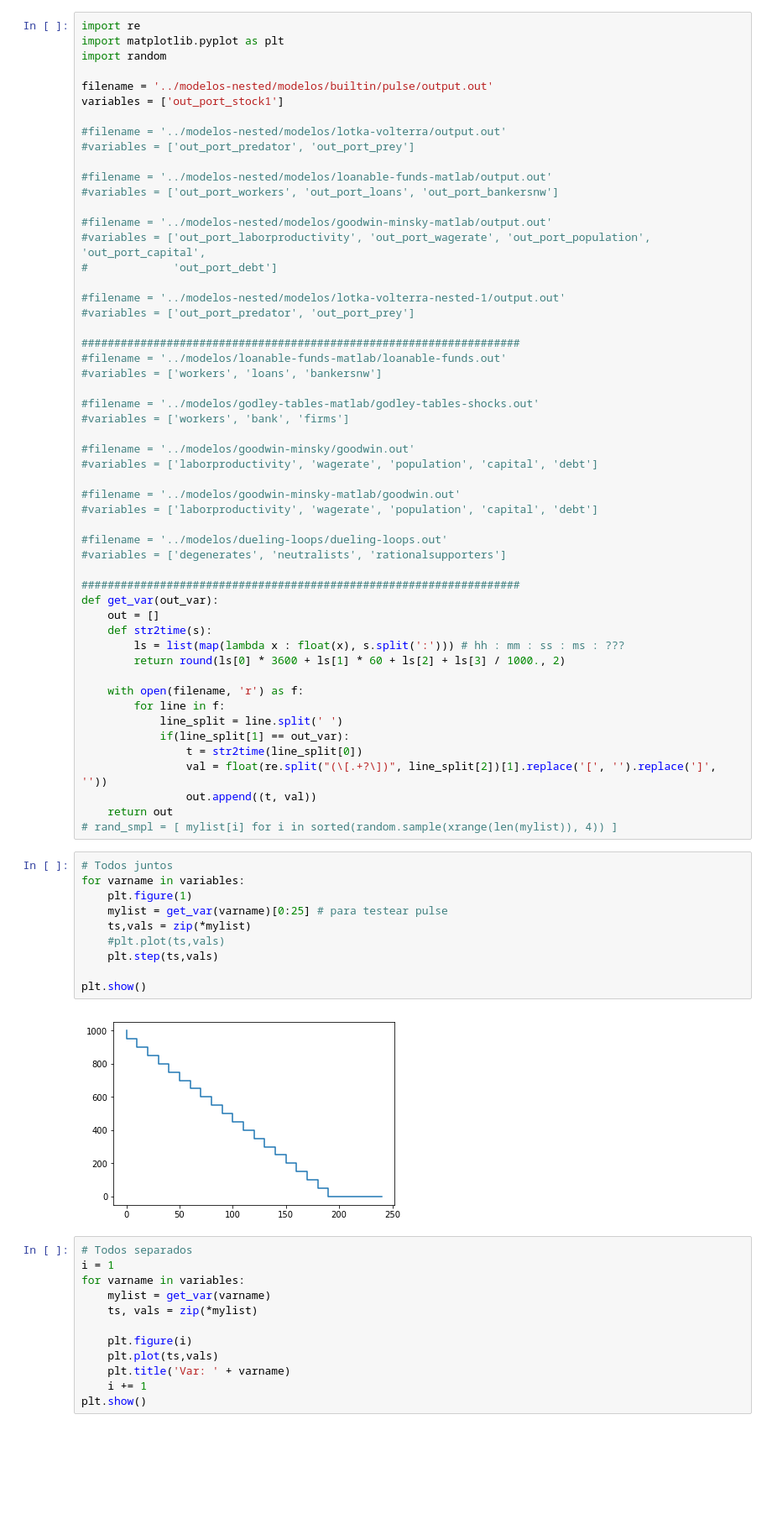
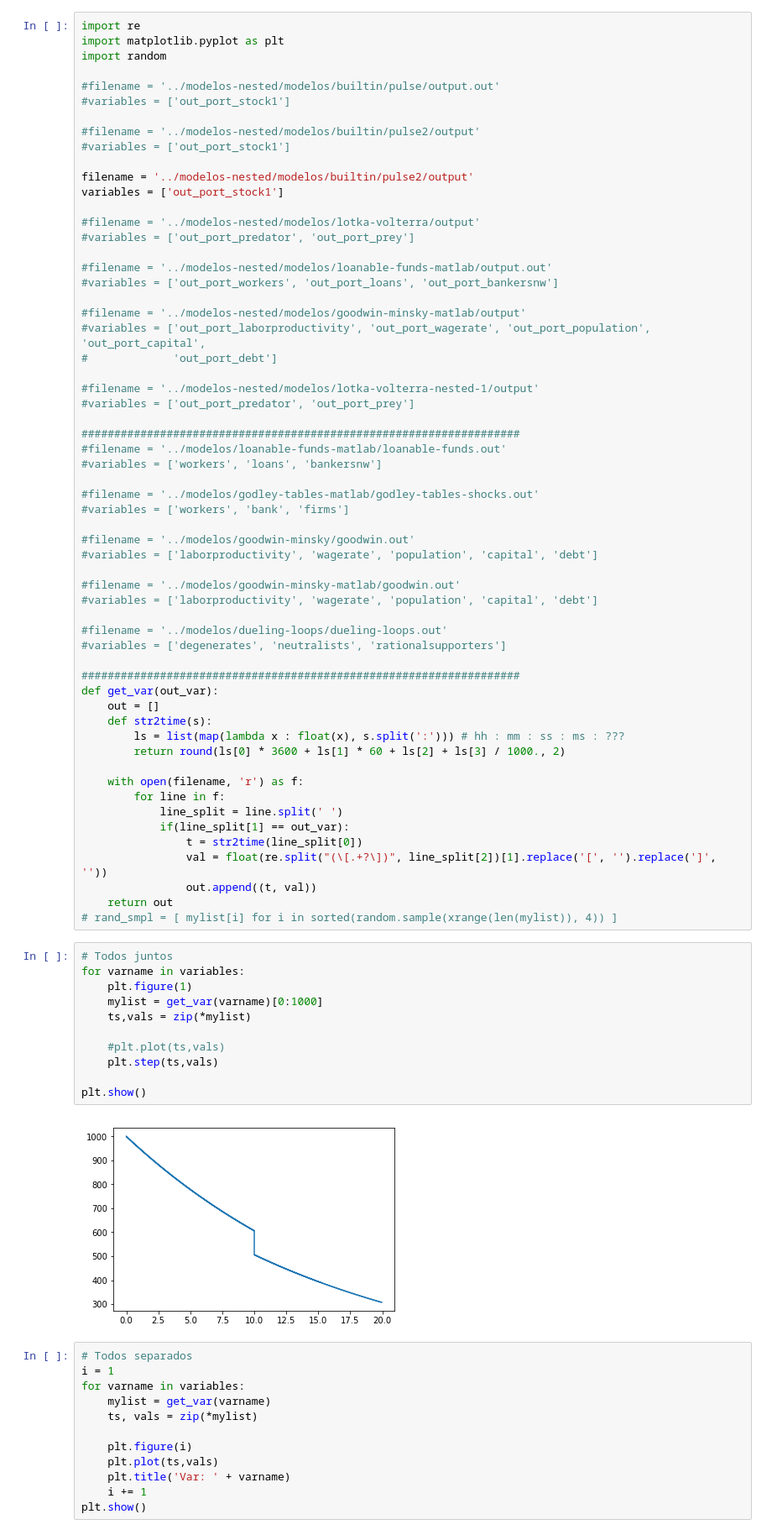
Before and after one commit to dioh/sed_2017_tps, a Jupyter notebook: tpf/analisis/Visualizar-devs.ipynb, the cells around one changed output. Shown: that part at 84% size. Drawn from its saved outputs; the diff is of its cells as text; blank space fills up the shorter version.

Commit message:
agrego modelo pulse2 y pulse3 (modelos funcionando)

```diff
--- a/tpf/analisis/Visualizar-devs.ipynb
+++ b/tpf/analisis/Visualizar-devs.ipynb
@@ -5,20 +5,26 @@ import re
 import matplotlib.pyplot as plt
 import random
 
-filename = '../modelos-nested/modelos/builtin/pulse/output.out'
+#filename = '../modelos-nested/modelos/builtin/pulse/output.out'
+#variables = ['out_port_stock1']
+
+#filename = '../modelos-nested/modelos/builtin/pulse2/output'
+#variables = ['out_port_stock1']
+
+filename = '../modelos-nested/modelos/builtin/pulse2/output'
 variables = ['out_port_stock1']
 
-#filename = '../modelos-nested/modelos/lotka-volterra/output.out'
+#filename = '../modelos-nested/modelos/lotka-volterra/output'
 #variables = ['out_port_predator', 'out_port_prey']
 
 #filename = '../modelos-nested/modelos/loanable-funds-matlab/output.out'
 #variables = ['out_port_workers', 'out_port_loans', 'out_port_bankersnw']
 
-#filename = '../modelos-nested/modelos/goodwin-minsky-matlab/output.out'
+#filename = '../modelos-nested/modelos/goodwin-minsky-matlab/output'
 #variables = ['out_port_laborproductivity', 'out_port_wagerate', 'out_port_population', 'out_port_capital',
 #             'out_port_debt']
 
-#filename = '../modelos-nested/modelos/lotka-volterra-nested-1/output.out'
+#filename = '../modelos-nested/modelos/lotka-volterra-nested-1/output'
 #variables = ['out_port_predator', 'out_port_prey']
 
 ###################################################################
@@ -56,15 +62,16 @@ def get_var(out_var):
 # %%
 # Todos juntos
 for varname in variables:
     plt.figure(1)
-    mylist = get_var(varname)[0:25] # para testear pulse
+    mylist = get_var(varname)[0:1000]
     ts,vals = zip(*mylist)
+
     #plt.plot(ts,vals)
     plt.step(ts,vals)
 
 plt.show()
 # %% [output]
-[figure, old version]
+[figure, new version]
 # %%
 # Todos separados
 i = 1
```
Also changed, not shown: parts of 1 cell of this notebook.
